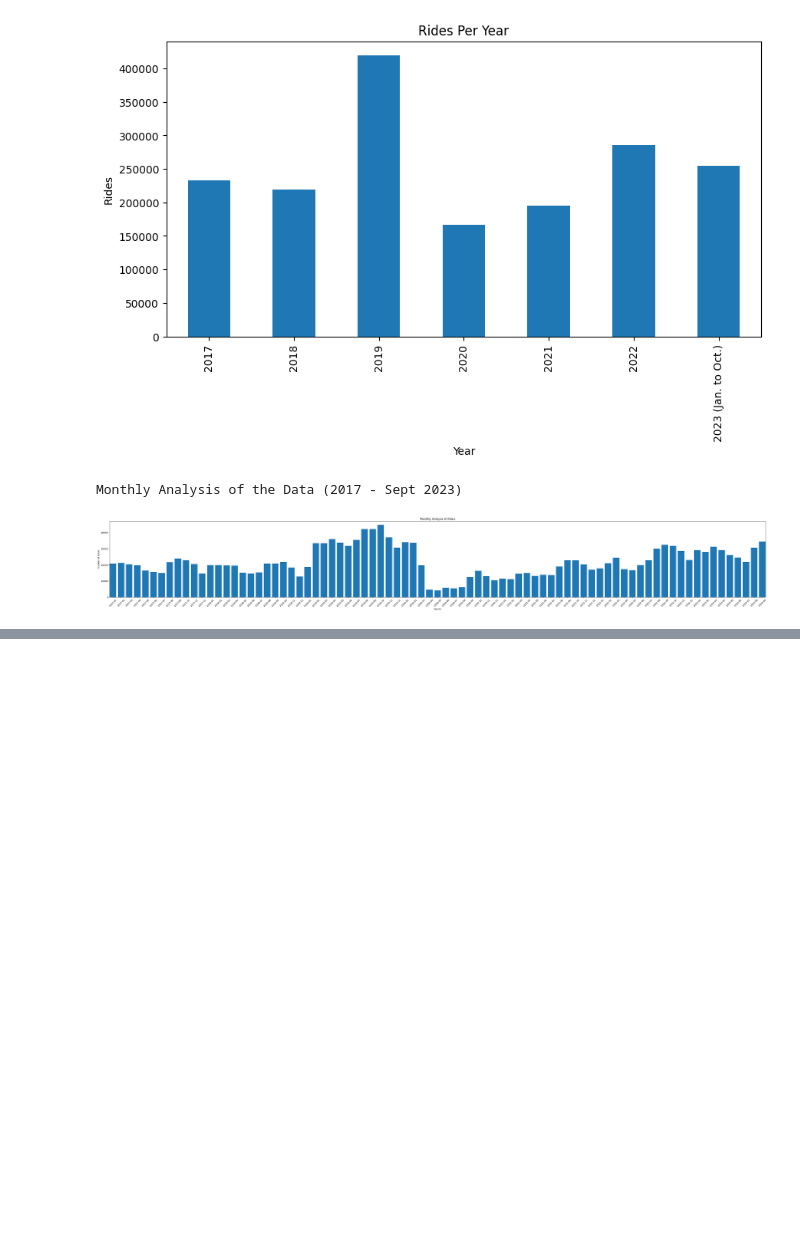
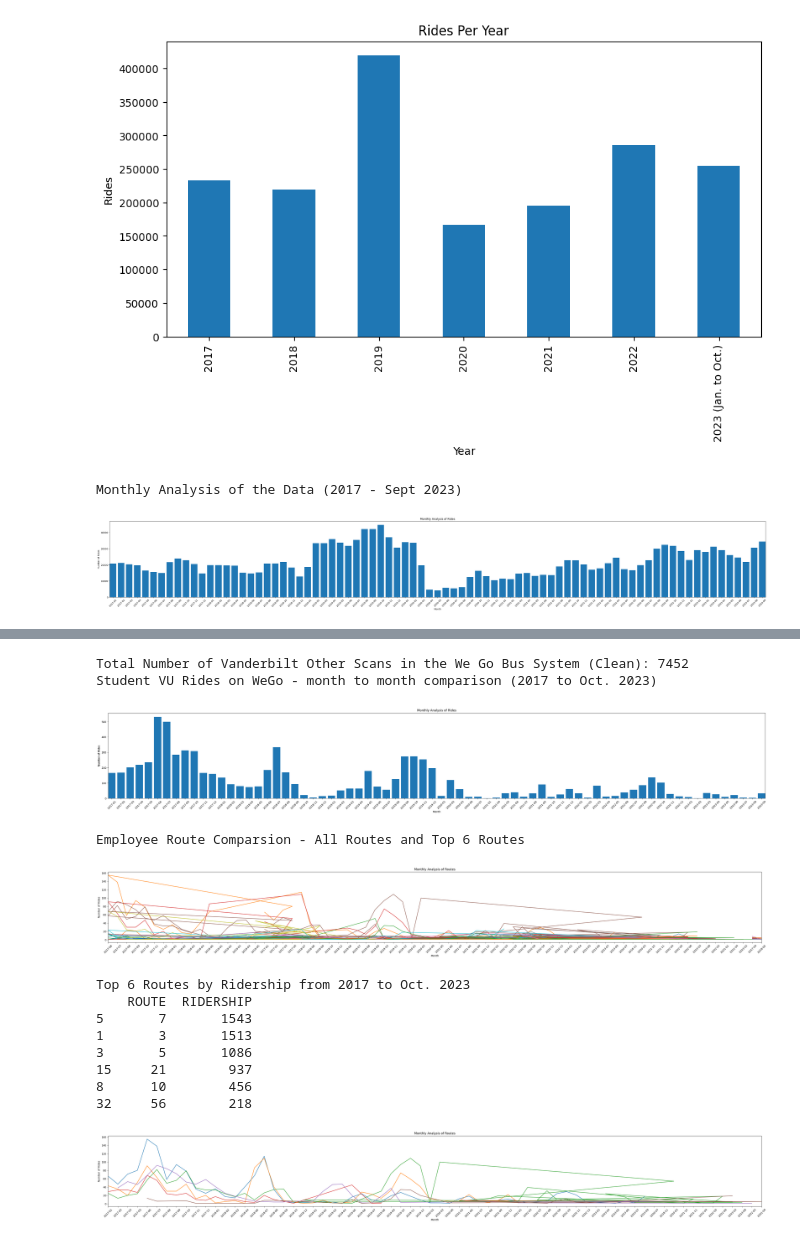
Before and after one commit to SySyAli/vanderbilt_movevu, a Jupyter notebook: testing/testing2.ipynb, the cells around one changed output, grey strips where cells are left out. Drawn from its saved outputs; the diff is of its cells as text; code cells hidden in the pictures; blank space fills up the shorter version.

```diff
--- a/testing/testing2.ipynb
+++ b/testing/testing2.ipynb
@@ -229,0 +451,33 @@ Monthly Analysis of the Data (2017 - Sept 2023)
+# %%
+# Other Month Comparsion
+
+# total VU Rides on WeGo - month to month comparison (February - April 2023)
+print("Total Number of Vanderbilt Other Scans in the We Go Bus System (Clean):", df_other.shape[0])
+print("Student VU Rides on WeGo - month to month comparison (2017 to Oct. 2023)")
+
+# Group the data by 'Month_Year' and count the number of rides per month, for employees only
+monthly_data = df_other.groupby('MONTH_YEAR').size().reset_index(name='RIDE_COUNT')
+plot_all_months(monthly_data)
+
+# Employee Route Comparsion - All Routes and Top 6 Routes
+print("Employee Route Comparsion - All Routes and Top 6 Routes")
+# Calculate the total ridership for each route per month - Using MONTH and RIDE_DATE FROM ABOVE
+route_month_counts = df_other.groupby(['ROUTE', 'MONTH_YEAR']).size().reset_index(name='COUNT')
+
+# Visualize the Data
+plot_top_and_all_routes(route_month_counts)
+# %% [output]
+Total Number of Vanderbilt Other Scans in the We Go Bus System (Clean): 7452
+Student VU Rides on WeGo - month to month comparison (2017 to Oct. 2023)
+[figure, added]
+Employee Route Comparsion - All Routes and Top 6 Routes
+[figure, added]
+Top 6 Routes by Ridership from 2017 to Oct. 2023
+    ROUTE  RIDERSHIP
+5       7       1543
+1       3       1513
+3       5       1086
+15     21        937
+8      10        456
+32     56        218
+[figure, added]
```
Also changed, not shown: parts of 5 cells of this notebook.
